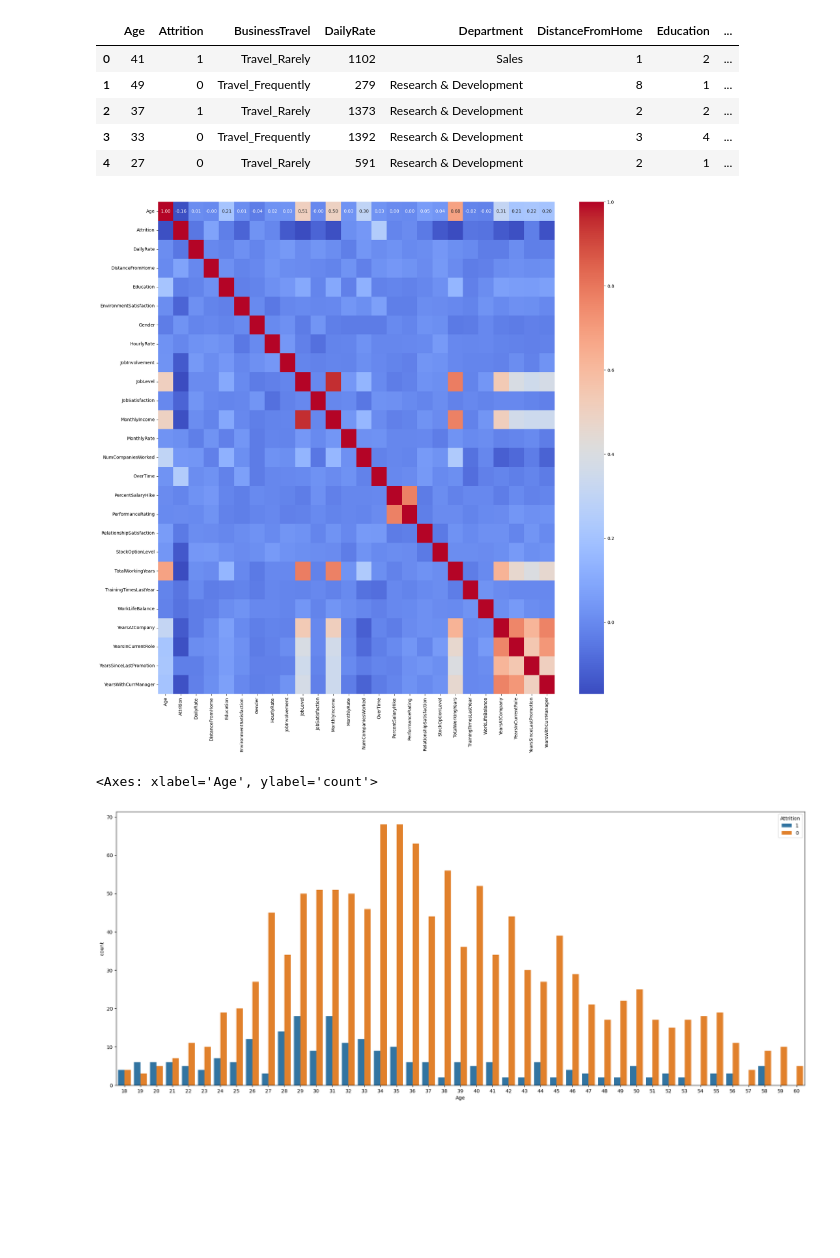
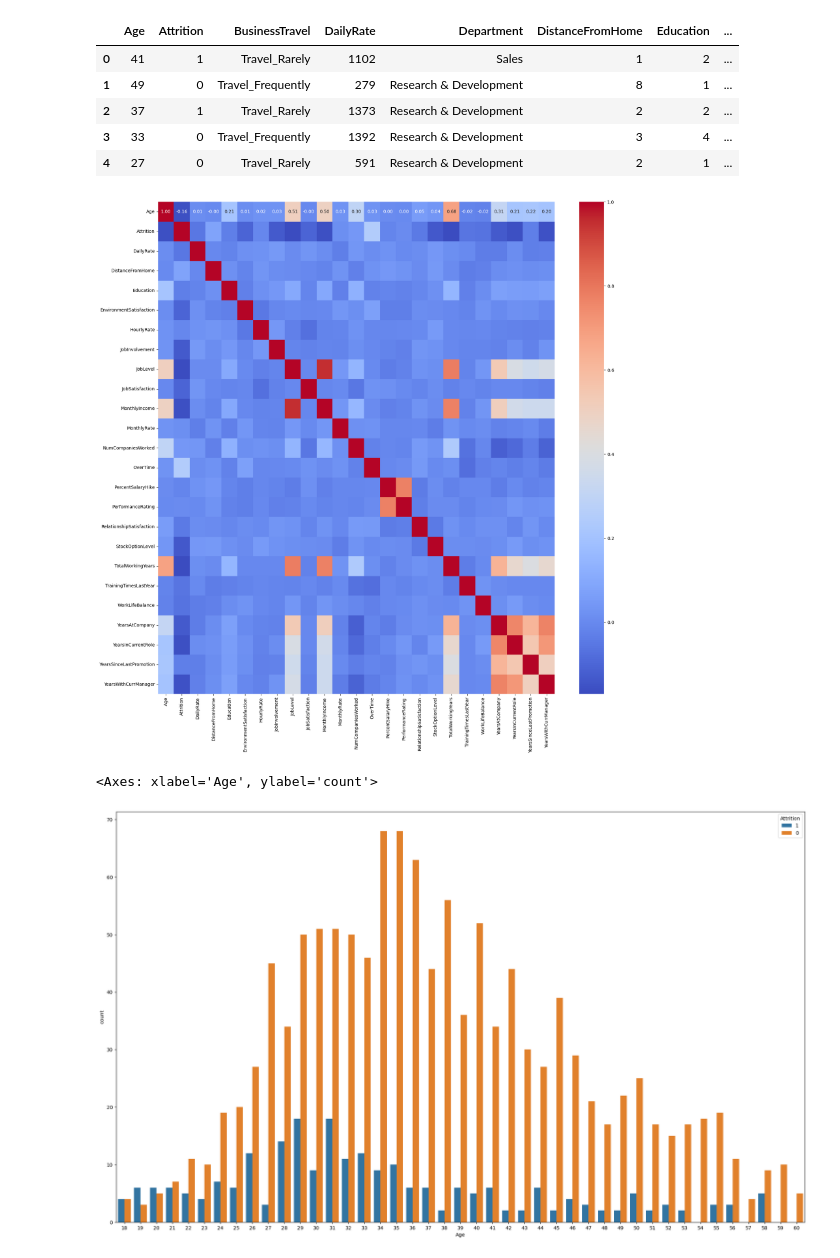
Before and after one commit to amuadhikari2057/Data-Science-Project-1, a Jupyter notebook: Untitled.ipynb, the cells around one changed output. Cells and saved outputs as stored; diff of their text form; code cells hidden in the pictures; blank space fills up the shorter version.

```diff
--- a/Untitled.ipynb
+++ b/Untitled.ipynb
@@ -83,7 +83,6 @@ df.head()
 | 4 | 27 | No | Travel_Rarely | 591 | Research & Development | 2 | 1 | ... |
 # %%
 df['Attrition'] = df['Attrition'].apply(lambda x: 1 if x == 'Yes' else 0)
-df['Gender'] = df['Gender'].apply(lambda x: 1 if x == 'Male' else 0)
 df['OverTime'] = df['OverTime'].apply(lambda x: 1 if x == 'Yes' else 0)
 df['Over18'] = df['Over18'].apply(lambda x: 1 if x == 'Y' else 0)
 # %%
@@ -160,10 +159,10 @@ f, ax = plt.subplots(figsize = (20,20))
 sns.heatmap(correlations, annot=True, fmt=".2f", cmap='coolwarm', ax=ax)
 df['Attrition'] = df['Attrition'].astype(str)
 # %% [output]
-[figure, old version]
+[figure, new version]
 # %%
-plt.figure(figsize = [25,10])
+plt.figure(figsize = [25,15])
 sns.countplot(x = 'Age', data = df, hue = 'Attrition')
 # %% [output]
 <Axes: xlabel='Age', ylabel='count'>
-[figure, old version]
+[figure, new version]
```
Also changed, not shown: parts of 44 cells of this notebook.
